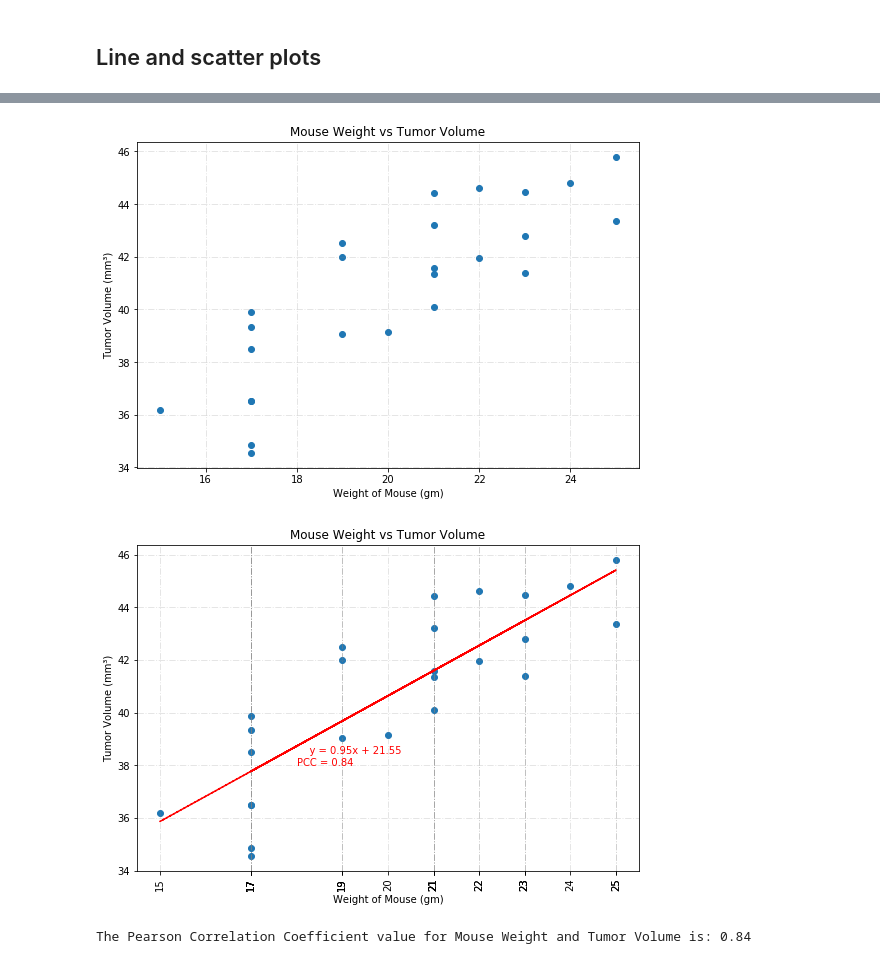
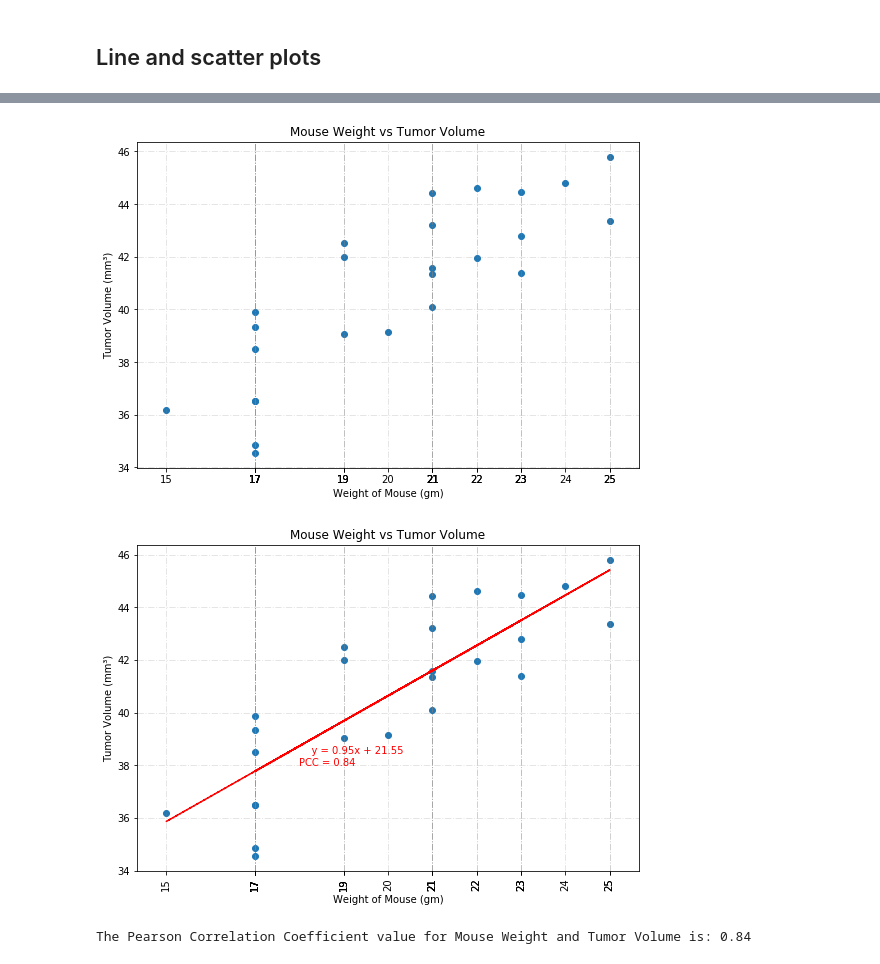
Before and after one commit to sanjive/BCS-05-Matplotlib-Challenge, a Jupyter notebook: Pymaceuticals/pymaceuticals_starter.ipynb, the cells around one changed output, grey strips where cells are left out. Cells and saved outputs as stored; diff of their text form; code cells hidden in the pictures.

```diff
--- a/Pymaceuticals/pymaceuticals_starter.ipynb
+++ b/Pymaceuticals/pymaceuticals_starter.ipynb
@@ -30,7 +30,7 @@ mouse_df = pd.read_csv(mouse_metadata)
 results_df = pd.read_csv(study_results)
 # %%
 # Combine the data into a single dataset
-mouse_study_df = pd.merge(results_df, mouse_df, on='Mouse ID')
+mouse_study_df = pd.merge(results_df, mouse_df, how='outer', on='Mouse ID')
 # Drop any duplicate data (based on the complete data row)
 mouse_study_df = mouse_study_df.drop_duplicates(keep='first')
 mouse_study_df.describe(include='all')
@@ -513,29 +515,30 @@ line_fig.savefig('./output/fig_10-lineplot_capomulin.png', bbox_inches='tight',
 # %%
 # Generate a scatter plot of mouse weight versus average tumor volume for the Capomulin regimen
 
 # Filter DataFrame to for Capomulin Regimen and proceed with the calculations
 # Since the data is duplicated for the mouse (by Mouse ID),
 #  mean() can be used for calculation.
 
 # Set variables to hold relevant data
 cap_mouse_weight = capomulin_df.groupby(capomulin_df['Mouse ID'])['Weight (g)'].mean()
 cap_tumor_volume = capomulin_df.groupby(capomulin_df['Mouse ID'])['Tumor Volume (mm3)'].mean()
 
 # Create a Scatter plot of Mouse Weight vs Tumor Volume for the mice
 line_fig2, line_ax2, = plt.subplots(1, figsize=(9, 6))
+line_ax2.xaxis.set_ticks(cap_mouse_weight)
 line_ax2.scatter(cap_mouse_weight, cap_tumor_volume)
 line_ax2.grid(color='grey', ls='-.', lw=1,  alpha=0.2)
 
 # Show the chart, add labels
 plt.xlabel('Weight of Mouse (gm)')
 plt.ylabel('Tumor Volume (mm³)')
 plt.title('Mouse Weight vs Tumor Volume')
 plt.show()
 
 # Save the figure
 line_fig2.savefig('./output/fig_11-scatterplot1_weigth_tumor.png', bbox_inches='tight', dpi=300, transparent=True)
 # %% [output]
-[figure, old version]
+[figure, new version]
 # %%
 # Calculate the correlation coefficient and linear regression model
 #  for mouse weight and average tumor volume for the Capomulin regimen
@@ -556,6 +559,7 @@ line_eq_pcc =  "    y = " + str(round(slope,2)) + "x + " + str(round(intercept,2
 
 # Create a Scatter plot of Mouse Weight vs Tumor Volume for the mice
 line_fig3, line_ax3, = plt.subplots(1, figsize=(9, 6))
+line_ax3.xaxis.set_ticks(cap_mouse_weight)
 line_ax3.scatter(cap_mouse_weight, cap_tumor_volume)
 
 # Show the chart, add labels
@@ -575,5 +579,5 @@ line_fig3.savefig('./output/fig_12-scatterplot2_pcc.png', bbox_inches='tight', d
 
 print(f'The Pearson Correlation Coefficient value for Mouse Weight and Tumor Volume is: {corr:.2}')
 # %% [output]
-[figure, old version]
+[figure, new version]
 The Pearson Correlation Coefficient value for Mouse Weight and Tumor Volume is: 0.84
```
Also changed, not shown: parts of 1 cell of this notebook, 3 other files.
